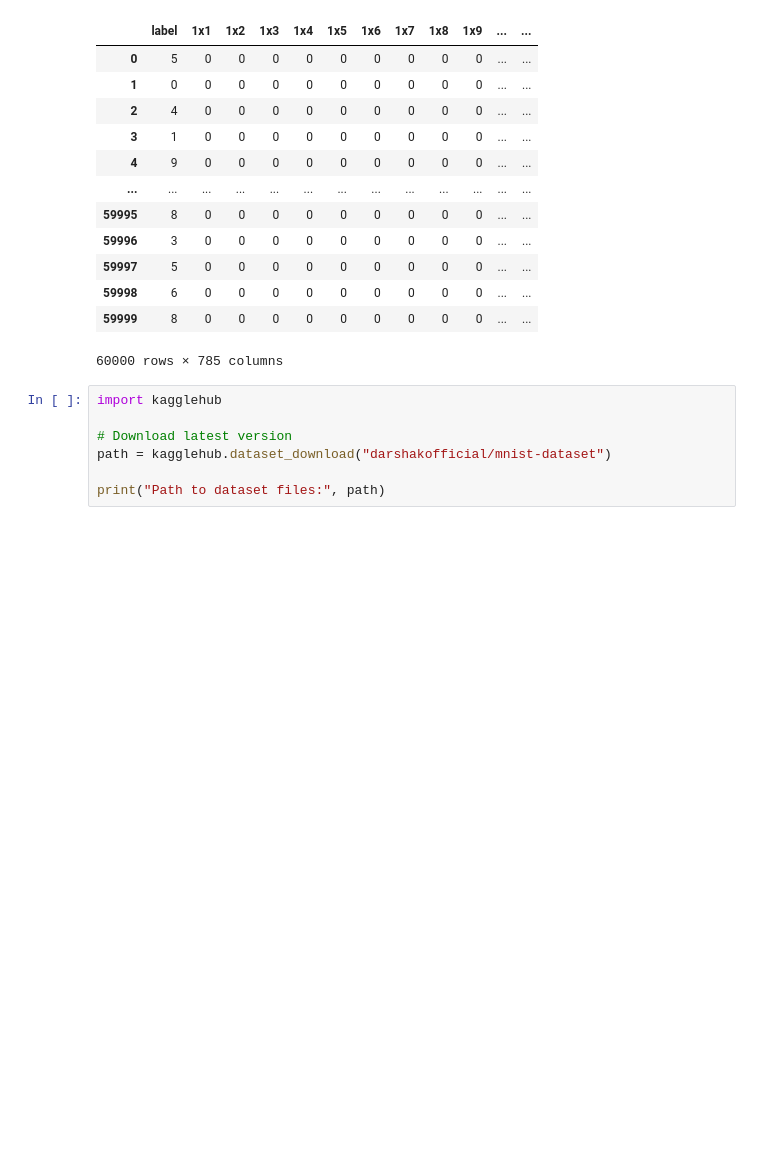
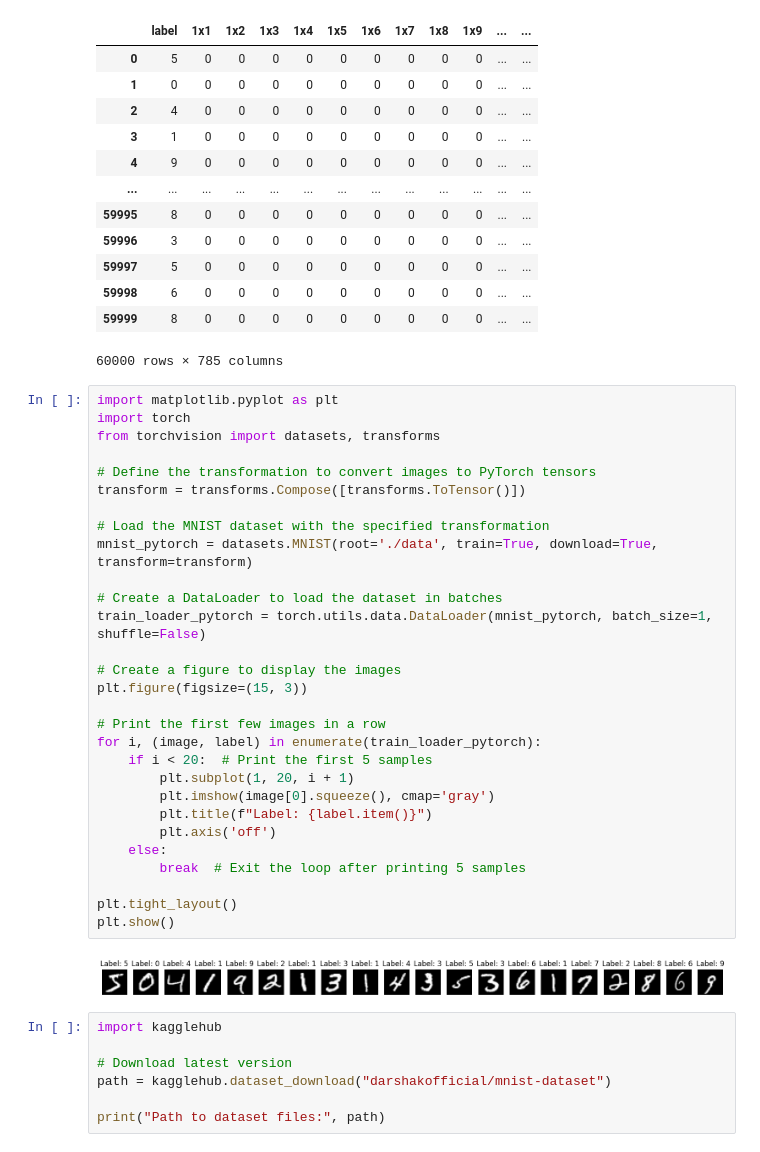
Before and after one commit to Anshuman-Guleria/Deep-Learning2025-2026, a Jupyter notebook: MNIST.ipynb, the cells around one changed output. Saved outputs shown, nothing was run; the diff lists cells and outputs as text; blank space fills up the shorter version.

```diff
--- a/MNIST.ipynb
+++ b/MNIST.ipynb
@@ -18,6 +18,37 @@ pd.read_csv("/content/mnist_train.csv")
 | 59998 | 6 | 0 | 0 | 0 | 0 | 0 | 0 | 0 | 0 | 0 | ... | ... |
 | 59999 | 8 | 0 | 0 | 0 | 0 | 0 | 0 | 0 | 0 | 0 | ... | ... |
 60000 rows × 785 columns
+# %%
+import matplotlib.pyplot as plt
+import torch
+from torchvision import datasets, transforms
+
+# Define the transformation to convert images to PyTorch tensors
+transform = transforms.Compose([transforms.ToTensor()])
+
+# Load the MNIST dataset with the specified transformation
+mnist_pytorch = datasets.MNIST(root='./data', train=True, download=True, transform=transform)
+
+# Create a DataLoader to load the dataset in batches
+train_loader_pytorch = torch.utils.data.DataLoader(mnist_pytorch, batch_size=1, shuffle=False)
+
+# Create a figure to display the images
+plt.figure(figsize=(15, 3))
+
+# Print the first few images in a row
+for i, (image, label) in enumerate(train_loader_pytorch):
+    if i < 20:  # Print the first 5 samples
+        plt.subplot(1, 20, i + 1)
+        plt.imshow(image[0].squeeze(), cmap='gray')
+        plt.title(f"Label: {label.item()}")
+        plt.axis('off')
+    else:
+        break  # Exit the loop after printing 5 samples
+
+plt.tight_layout()
+plt.show()
+# %% [output]
+[figure, added]
 # %%
 import kagglehub
 
```
